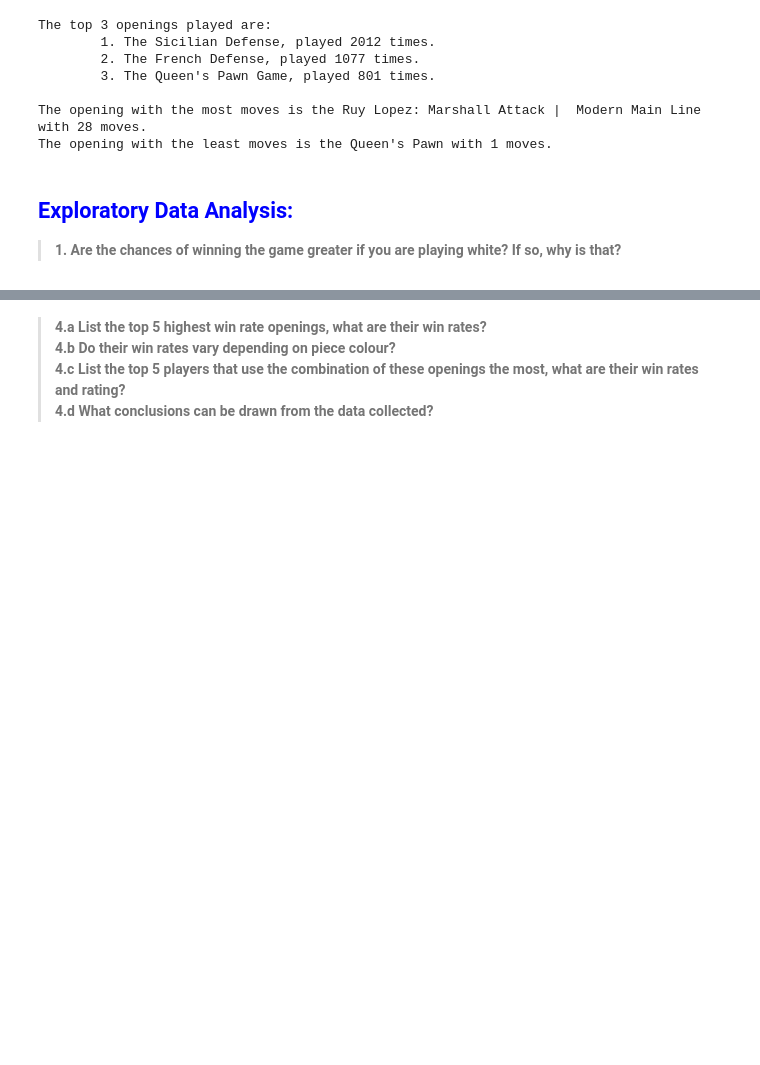
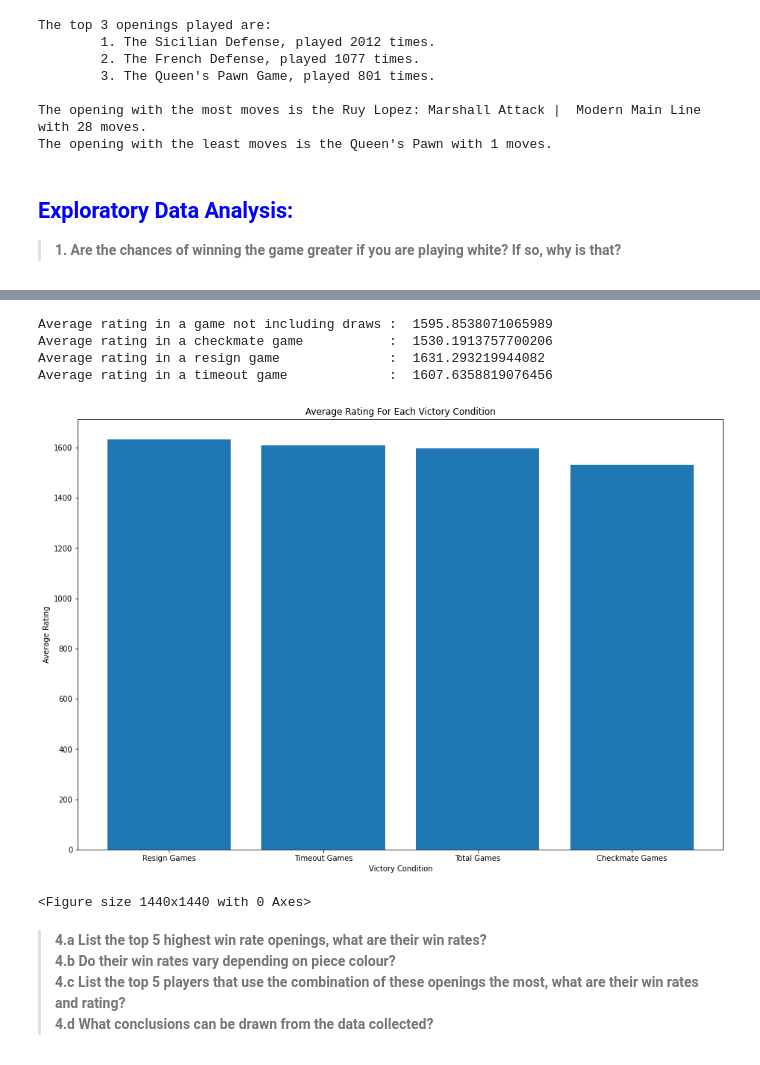
Before and after one commit to AldenCh/CSCI2000U-Final-Project, a Jupyter notebook: group-10-final-project.ipynb, the cells around one changed output, grey strips where cells are left out. Drawn from its saved outputs; the diff is of its cells as text; code cells hidden in the pictures; blank space fills up the shorter version.

```diff
--- a/group-10-final-project.ipynb
+++ b/group-10-final-project.ipynb
@@ -350,3 +417,50 @@ The opening with the least moves is the Queen's Pawn with 1 moves.
+# %%
+def sum_of_ratings(x1,x2):
+    return int(x1) + int(x2)
+
+checkmate_games = list(filter(lambda x : x["victory_status"] == "mate", data))
+for i in range(len(checkmate_games)):
+    checkmate_games[i] = checkmate_games[i]["white_rating"]
+checkmate_games_mean = (reduce(sum_of_ratings, checkmate_games,0))/len(checkmate_games)
+
+resign_games = list(filter(lambda x : x["victory_status"] == "resign", data))
+for i in range(len(resign_games)):
+    resign_games[i] = resign_games[i]["white_rating"]
+resign_games_mean = (reduce(sum_of_ratings, resign_games,0))/len(resign_games)
+
+timeout_games = list(filter(lambda x : x["victory_status"] == "outoftime", data))
+for i in range(len(timeout_games)):
+    timeout_games[i] = timeout_games[i]["white_rating"]
+timeout_games_mean = (reduce(sum_of_ratings, timeout_games,0))/len(timeout_games)
+
+total_games = list(filter(lambda x : x["victory_status"] != "draw", data))
+for i in range(len(total_games)):
+    total_games[i] = total_games[i]["white_rating"]
+total_games_mean = (reduce(sum_of_ratings, total_games,0))/len(total_games)
+
+print('Average rating in a game not including draws : ', total_games_mean)
+print('Average rating in a checkmate game           : ', checkmate_games_mean)
+print('Average rating in a resign game              : ', resign_games_mean)
+print('Average rating in a timeout game             : ', timeout_games_mean)
+
+fig = plt.figure(figsize=(12, 8))
+
+ax = fig.add_axes([0,0,1,1])
+conditions = ['Resign Games', 'Timeout Games', 'Total Games', 'Checkmate Games']
+means = [resign_games_mean, timeout_games_mean, total_games_mean, checkmate_games_mean]
+ax.bar(conditions, means)
+ax.set_ylabel('Average Rating')
+ax.set_xlabel('Victory Condition')
+ax.set_title('Average Rating For Each Victory Condition')
+plt.figure(figsize=(20,20))
+plt.show()
+# %% [output]
+Average rating in a game not including draws :  1595.8538071065989
+Average rating in a checkmate game           :  1530.1913757700206
+Average rating in a resign game              :  1631.293219944082
+Average rating in a timeout game             :  1607.6358819076456
+[figure, added]
+<Figure size 1440x1440 with 0 Axes>
 # %% [markdown]
 >**4.a List the top 5 highest win rate openings, what are their win rates?<br>
 4.b Do their win rates vary depending on piece colour?<br>
```
Also changed, not shown: parts of 4 cells of this notebook.
